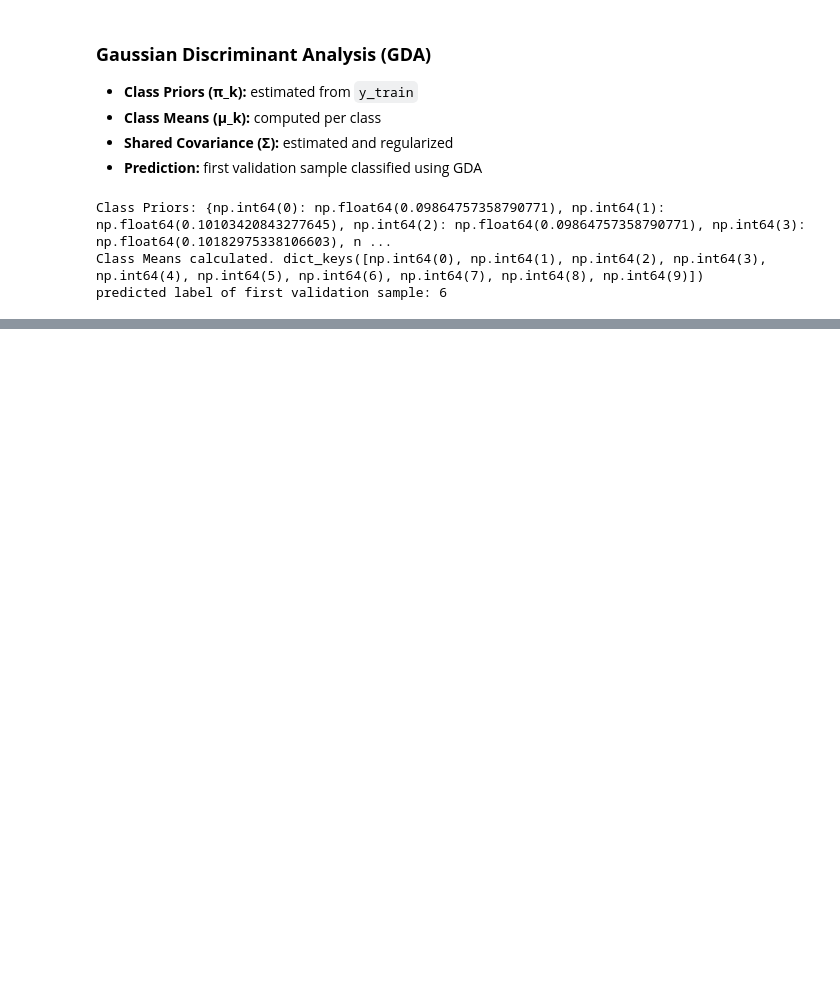
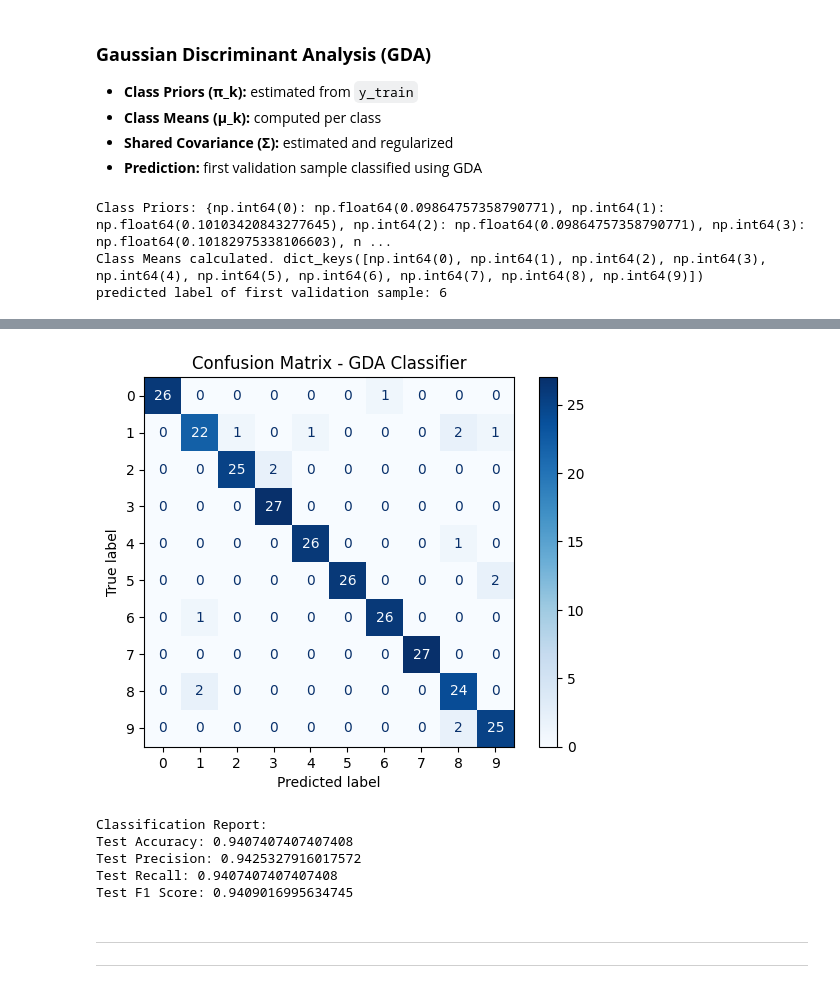
Before and after one commit to Nour-Azab/ML_Lab3, a Jupyter notebook: Part_A.ipynb, the cells around one changed output, grey strips where cells are left out. Cells and saved outputs as stored; diff of their text form; code cells hidden in the pictures; blank space fills up the shorter version.

```diff
--- a/Part_A.ipynb
+++ b/Part_A.ipynb
@@ -146,0 +207,19 @@ predicted label of first validation sample: 6
+# %%
+# Final Model Training and Evaluation
+X_train_combined = np.vstack((X_train_scaled, X_val_scaled))
+y_train_combined = np.hstack((y_train, y_val))
+
+# Re-estimate parameters with the best lambda
+π_k = estimate_class_priors(y_train_combined)
+print("Class Priors:", π_k)
+
+# Estimate class means
+μ_k = estimate_class_means(X_train_combined, y_train_combined)
+print("Class Means calculated.")
+
+# Estimate shared Covariance matrix Σ and regularize it
+Σ = estimate_shared_covariance(X_train_combined, y_train_combined, μ_k)
+Σ_reg = regularize_covariance(Σ, lambda_reg=best_lambda)
+
+# Predict on test set
+y_test_pred = [predict_class_GDA(x, y_test, π_k, μ_k, Σ_reg) for x in X_test_scaled]
@@ -146,0 +237,29 @@ predicted label of first validation sample: 6
+# %%
+# Confusion Matrix and Classification Report
+cm = confusion_matrix(y_test, y_test_pred)
+class_names_lr = [str(i) for i in range(10)]
+disp = ConfusionMatrixDisplay(confusion_matrix=cm, display_labels=class_names_lr)
+disp.plot(cmap=plt.cm.Blues)
+plt.title('Confusion Matrix - GDA Classifier')
+plt.show()
+
+print("Classification Report:")
+accuracy = accuracy_score(y_test, y_test_pred)
+precision = precision_score(y_test, y_test_pred, average='weighted')
+recall = recall_score(y_test, y_test_pred, average='weighted')
+f1 = f1_score(y_test, y_test_pred, average='weighted')
+
+print(f"Test Accuracy: {accuracy}")
+print(f"Test Precision: {precision}")
+print(f"Test Recall: {recall}")
+print(f"Test F1 Score: {f1}")
+# %% [output]
+[figure, added]
+Classification Report:
+Test Accuracy: 0.9407407407407408
+Test Precision: 0.9425327916017572
+Test Recall: 0.9407407407407408
+Test F1 Score: 0.9409016995634745
+# %% [markdown]
+---
+---
```
Also changed, not shown: parts of 7 cells of this notebook.
